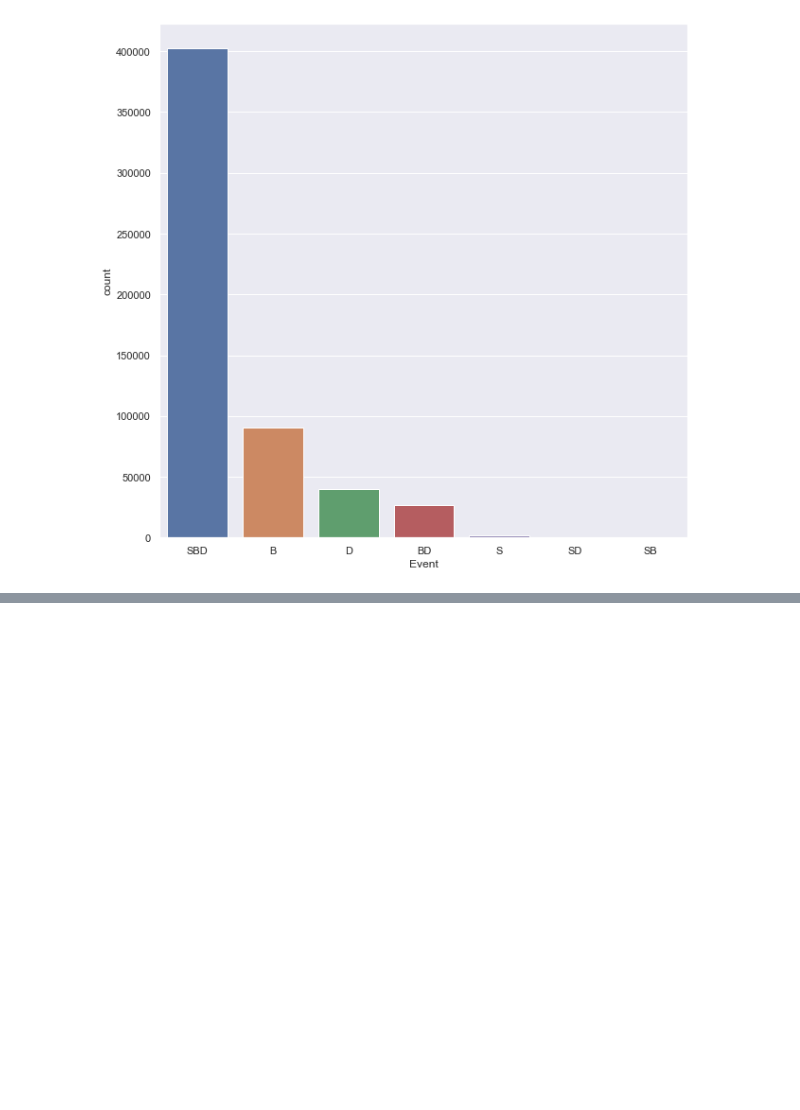
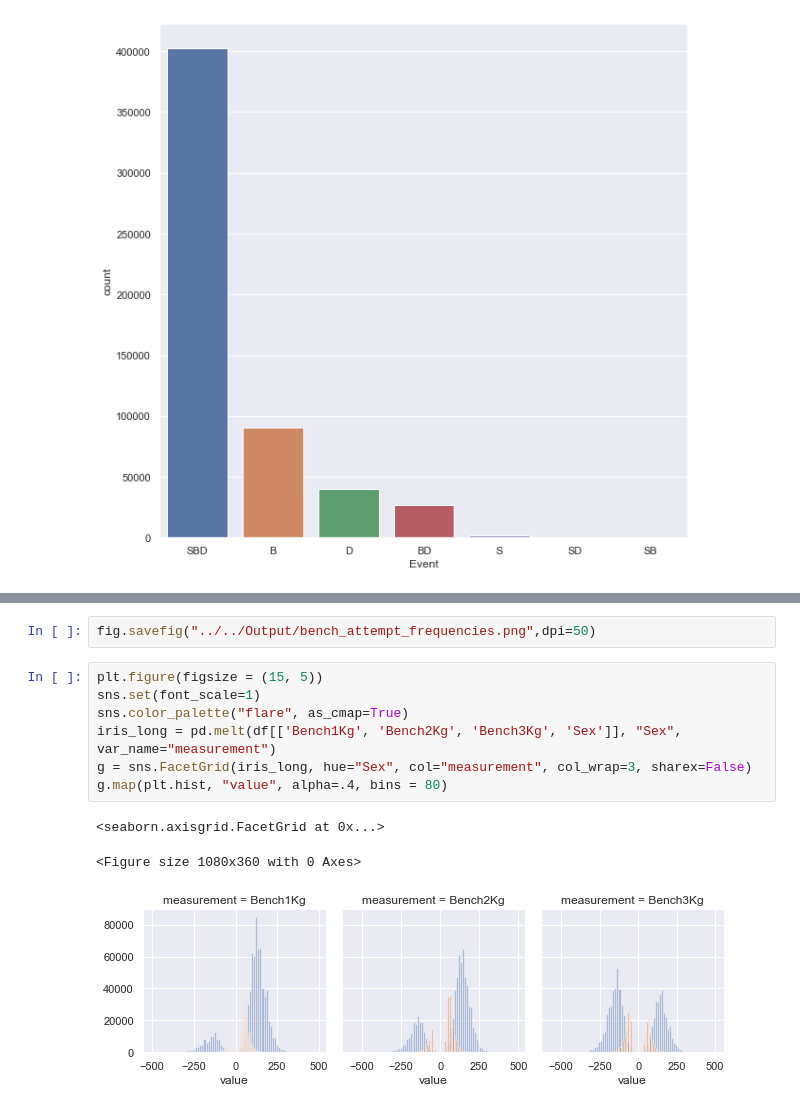
Before and after one commit to JosephAaron3/Powerlifting-Performance, a Jupyter notebook: Code/EDA/OP_EDA.ipynb, the cells around one changed output, grey strips where cells are left out. Cells and saved outputs as stored; diff of their text form; blank space fills up the shorter version.

```diff
--- a/Code/EDA/OP_EDA.ipynb
+++ b/Code/EDA/OP_EDA.ipynb
@@ -340,0 +341,13 @@ KeyboardInterrupt:
+# %%
+fig.savefig("../../Output/bench_attempt_frequencies.png",dpi=50)
+# %%
+plt.figure(figsize = (15, 5))
+sns.set(font_scale=1)
+sns.color_palette("flare", as_cmap=True)
+iris_long = pd.melt(df[['Bench1Kg', 'Bench2Kg', 'Bench3Kg', 'Sex']], "Sex", var_name="measurement")
+g = sns.FacetGrid(iris_long, hue="Sex", col="measurement", col_wrap=3, sharex=False)
+g.map(plt.hist, "value", alpha=.4, bins = 80)
+# %% [output]
+<seaborn.axisgrid.FacetGrid at 0x...>
+<Figure size 1080x360 with 0 Axes>
+[figure, added]
```
Also changed, not shown: parts of 6 cells of this notebook, 5 other files.
